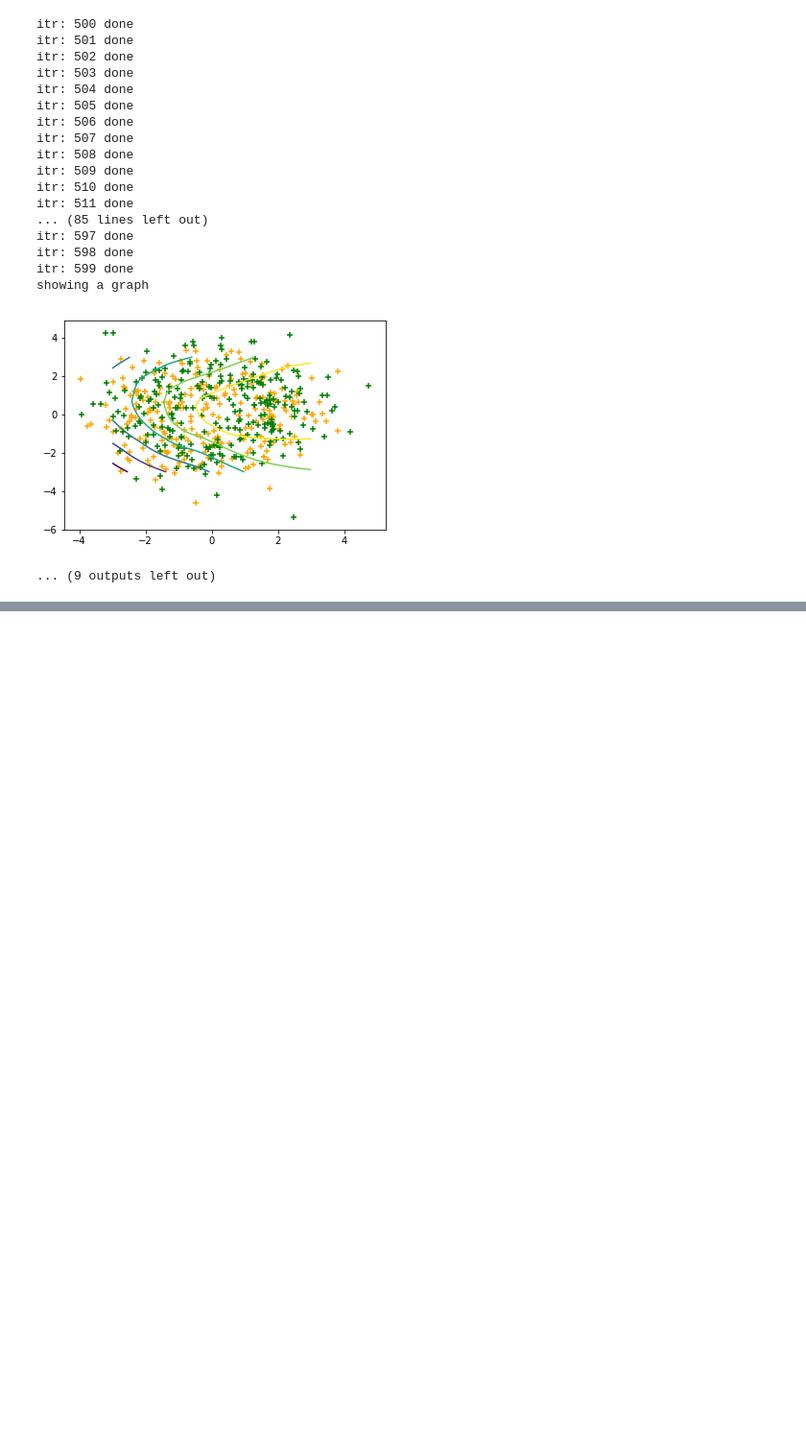
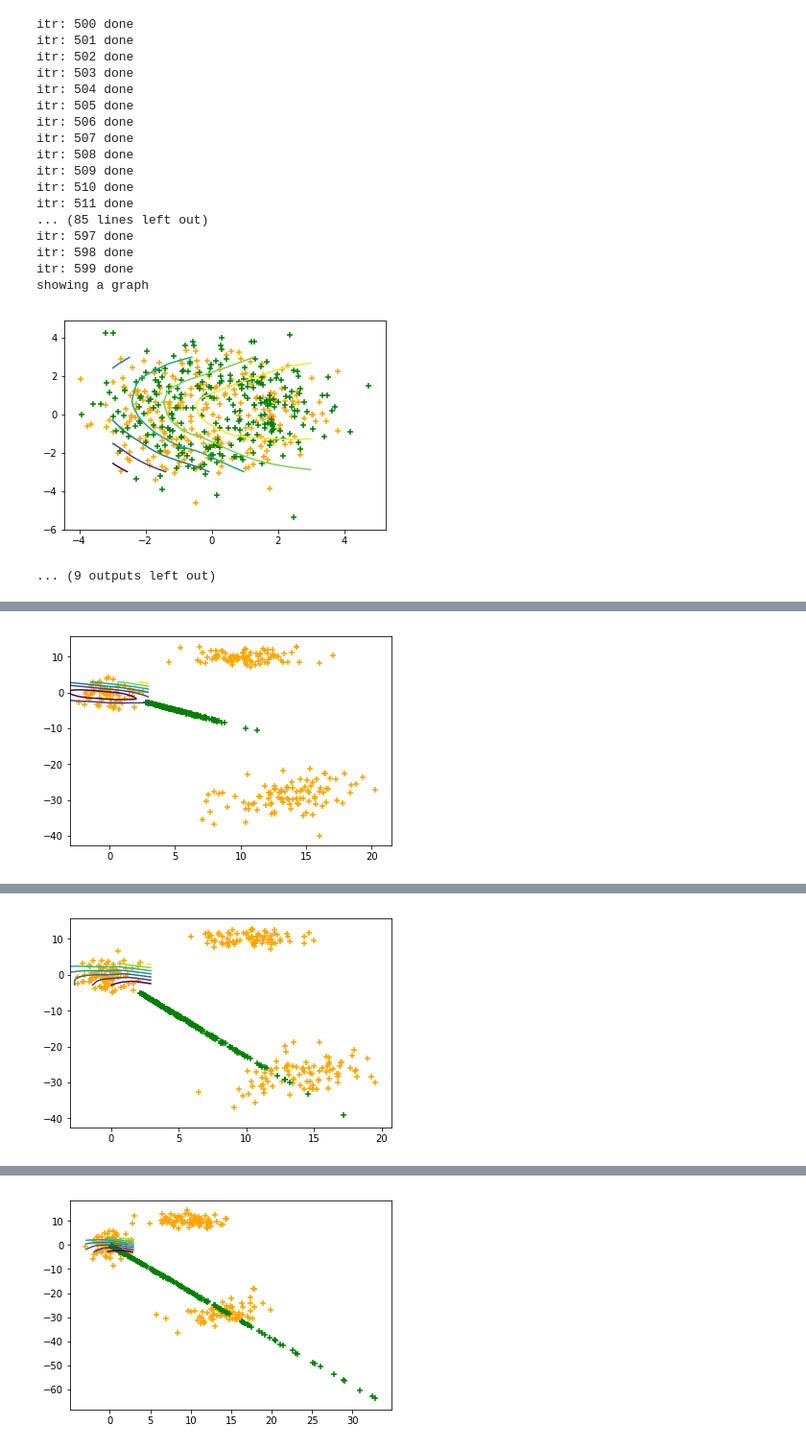
Before and after one commit to udion/gmmGAN, a Jupyter notebook: testbed.ipynb, the cells around one changed output, grey strips where cells are left out. Shown at 96% size. Drawn from its saved outputs; the diff is of its cells as text; code cells hidden in the pictures; blank space fills up the shorter version.

```diff
--- a/testbed.ipynb
+++ b/testbed.ipynb
@@ -436,0 +464,77 @@ showing a graph
+# %%
+## dont touch unless you want to train
+for itr in range(10000):
+    ## D training and hence layers paprams should get updated.
+    for p in D.parameters():  # reset requires_grad
+        p.requires_grad = True  # they are set to False below in netG update
+
+    for iter_d in range(DISCRI_ITR):
+        #print(iter_d)
+        _data = next(dtriple)
+        real_data = torch.Tensor(_data)
+        real_data = real_data.cuda()
+        real_data_v = agd.Variable(real_data)
+        #print(real_data_v)
+
+        D.zero_grad()
+
+        # train with real
+        D_real = D(real_data_v)
+        D_real = D_real.mean()
+        D_real.backward(onebar)
+
+        # train with fake
+        noise = torch.randn(BATCHSZ, 2)
+        noise = noise.cuda()
+        noisev = agd.Variable(noise, volatile=True)  # totally freeze netG
+
+        #noisev = agd.Variable(noise)
+        gop = G(noisev, real_data_v)
+        #print('here3')
+        fake = agd.Variable(gop.data)
+        inputv = fake
+        D_fake = D(inputv)
+        D_fake = D_fake.mean()
+        D_fake.backward(one)
+
+        # train with gradient penalty
+        gradient_penalty = calc_gp(D, real_data_v.data, fake.data)
+        gradient_penalty.backward()
+
+        D_cost = D_fake - D_real + gradient_penalty
+        Wasserstein_D = D_real - D_fake
+        optD.step()
+        #print('discri iter done ', iter_d)
+
+    if not FIXED_GEN:
+        #now the discriminator should not be updating it's weights
+        for p in D.parameters():
+            p.requires_grad = False  # to avoid computation
+        G.zero_grad()
+
+        _data = next(dtriple)
+        real_data = torch.Tensor(_data)
+        real_data = real_data.cuda()
+        real_data_v = agd.Variable(real_data)
+
+        noise = torch.randn(BATCHSZ, 2)
+        noise = noise.cuda()
+        noisev = agd.Variable(noise)
+        fake = G(noisev, real_data_v)
+        g_ = D(fake)
+        g_ = g_.mean()
+        g_.backward(onebar)
+        G_cost = -g_
+        optG.step()
+    if itr%50 == 0:
+        print('itr: {} done'.format(itr))
+    # Write logs and save samples
+    #lib.plot.plot('tmp/' + DATASET + '/' + 'disc cost', D_cost.cpu().data.numpy())
+    #lib.plot.plot('tmp/' + DATASET + '/' + 'wasserstein distance', Wasserstein_D.cpu().data.numpy())
+    if not FIXED_GEN:
+        #lib.plot.plot('tmp/' + DATASET + '/' + 'gen cost', G_cost.cpu().data.numpy())
+        if itr % 100 == 99:
+        #lib.plot.flush()
+            generate_image(_data)
+        #lib.plot.tick()
+# %% [output]
@@ -436,0 +544 @@ showing a graph
+[figure, added]
@@ -436,0 +548 @@ showing a graph
+[figure, added]
@@ -436,0 +552 @@ showing a graph
+[figure, added]
```
Also changed, not shown: parts of 6 cells of this notebook, 1 other file.
